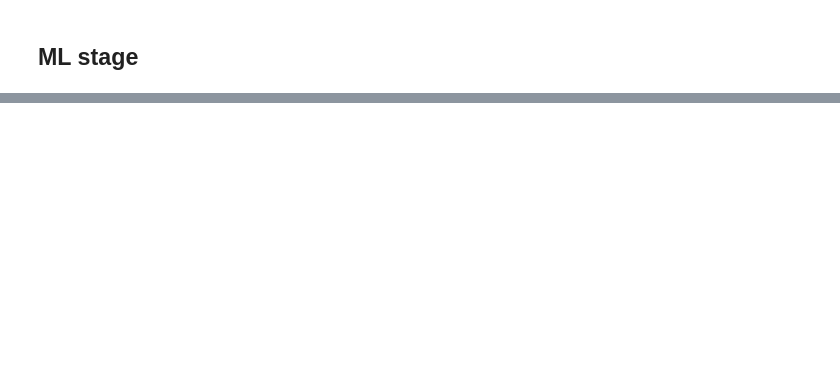
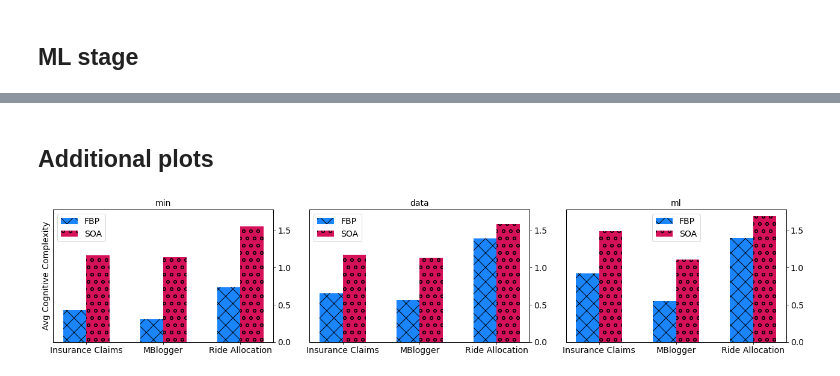
Before and after one commit to mlatcl/fbp-vs-soa, a Jupyter notebook: metrics_analysis.ipynb, the cells around one changed output, grey strips where cells are left out. Cells and saved outputs as stored; diff of their text form; code cells hidden in the pictures; blank space fills up the shorter version.

```diff
--- a/metrics_analysis.ipynb
+++ b/metrics_analysis.ipynb
@@ -604,0 +649,46 @@ single_paper_plot(values_fbp, values_soa, "Number of\nAffected Components",
+# %% [markdown]
+## Additional plots
+# %%
+# absolute values for cognitive complexity
+import matplotlib as mpl
+
+original_figure_size = mpl.rcParams['figure.figsize']
+new_figure_size = (original_figure_size[0] * 3, original_figure_size[1])
+f, axes = plt.subplots(1, 3, sharey=True, figsize=new_figure_size)
+
+metric = "Cognitive Complexity avg"
+for i, stage in enumerate(("min", "data", 'ml')):
+    values_fbp = df[df["Key"].str.startswith("fbp") & df["Key"].str.endswith(stage)][metric]
+    values_soa = df[df["Key"].str.startswith("soa") & df["Key"].str.endswith(stage)][metric]
+    #single_paper_plot(values_fbp, values_soa, )
+
+    ax = axes[i]
+
+    ax.yaxis.set_tick_params(labelbottom=True)
+    ax.yaxis.tick_right()
+
+    ax.bar(
+        X-0.15, values_fbp, width=0.3,
+        align='center', color=fbp_color, hatch=fbp_hatch
+    );
+    ax.bar(
+        X+0.15, values_soa, width=0.3,
+        align='center', color=soa_color, hatch=soa_hatch
+    );
+    ax.set_xticks(X)
+    ax.set_xticklabels(apps)
+
+    if i == 0:
+        ax.set_ylabel("Avg Cognitive Complexity");
+    ax.set_title(stage);
+
+    fbp_patch = matplotlib.patches.Patch(facecolor=fbp_color, hatch=fbp_hatch)
+    soa_patch = matplotlib.patches.Patch(facecolor=soa_color, hatch=soa_hatch)
+    ax.legend([fbp_patch, soa_patch], ['FBP', 'SOA'], loc='best');
+
+f.tight_layout()
+
+plt.savefig(f"figures/gqm/avg_cognitive_all.pdf");
+plt.show();
+# %% [output]
+[figure, added]
```
Also changed, not shown: parts of 13 cells of this notebook, 11 other files.
